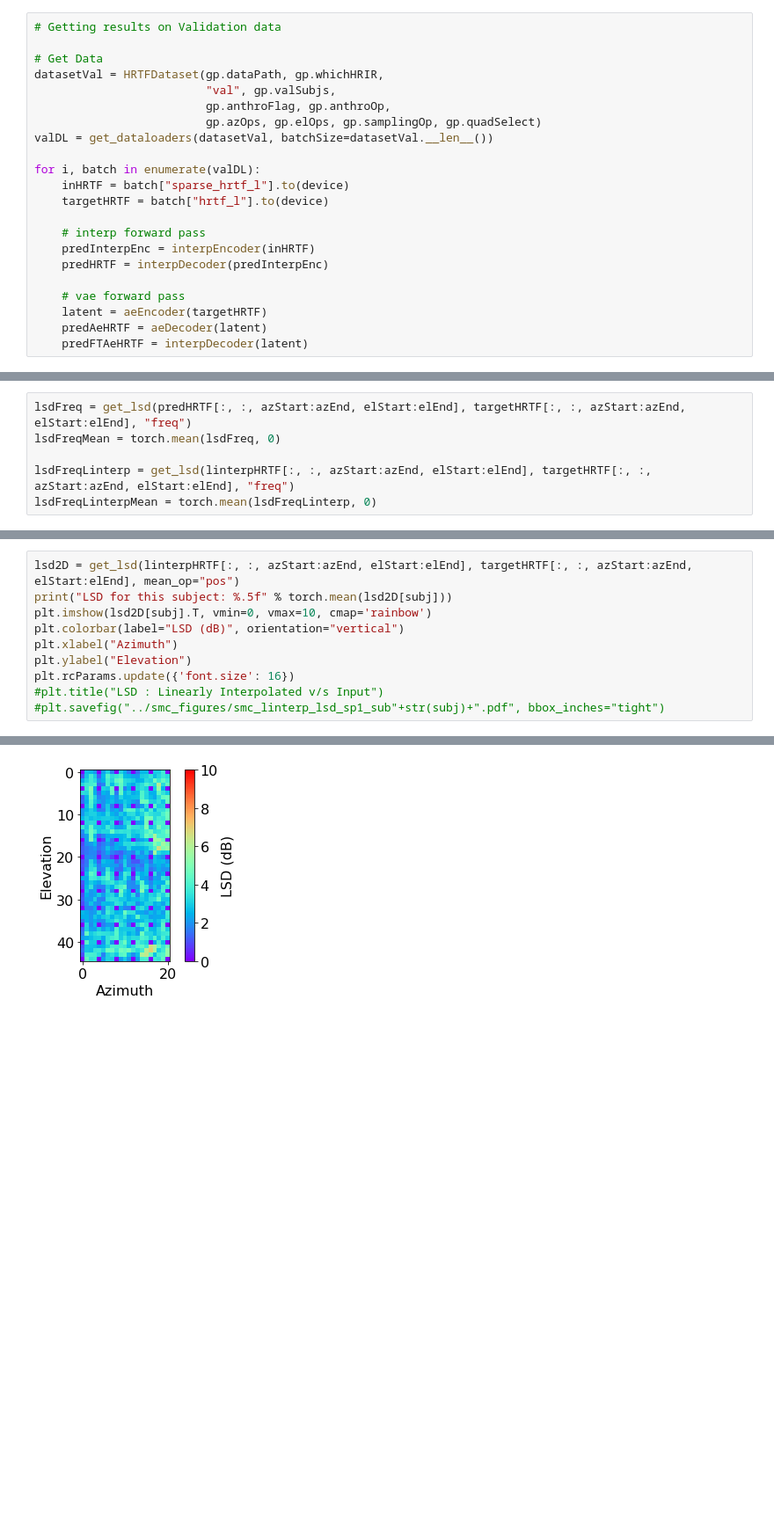
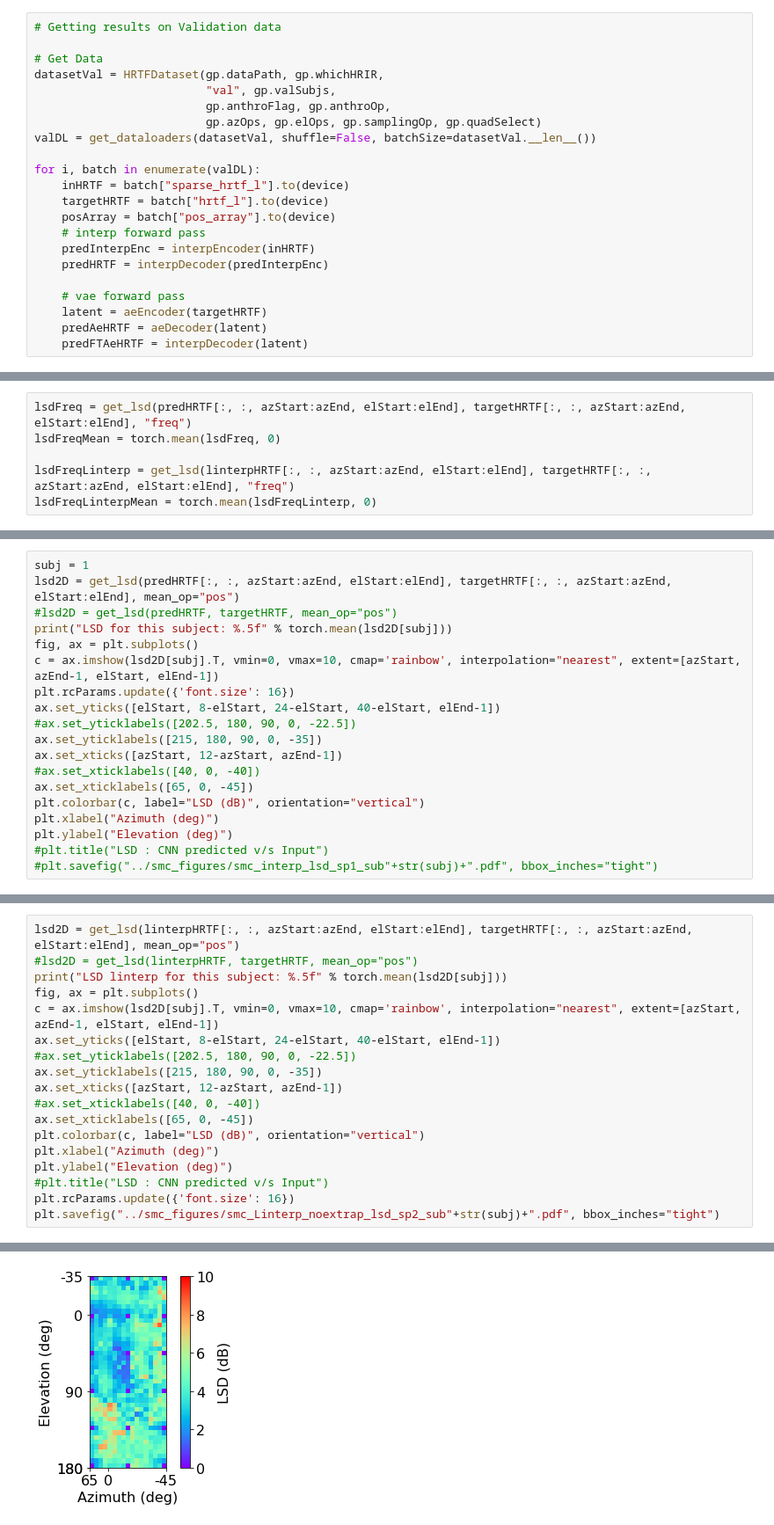
Before and after one commit to dzurale/hrtf_deterministic, a Jupyter notebook: test_interp.ipynb, the cells around one changed output, grey strips where cells are left out. Shown at 88% size. Saved outputs shown, nothing was run; the diff lists cells and outputs as text; blank space fills up the shorter version.

```diff
--- a/test_interp.ipynb
+++ b/test_interp.ipynb
@@ -282,12 +285,12 @@ datasetVal = HRTFDataset(gp.dataPath, gp.whichHRIR,
                          "val", gp.valSubjs,
                          gp.anthroFlag, gp.anthroOp,
                          gp.azOps, gp.elOps, gp.samplingOp, gp.quadSelect)
-valDL = get_dataloaders(datasetVal, batchSize=datasetVal.__len__())
+valDL = get_dataloaders(datasetVal, shuffle=False, batchSize=datasetVal.__len__())
 
 for i, batch in enumerate(valDL):
     inHRTF = batch["sparse_hrtf_l"].to(device)
     targetHRTF = batch["hrtf_l"].to(device)
-
+    posArray = batch["pos_array"].to(device)
     # interp forward pass
     predInterpEnc = interpEncoder(inHRTF)
     predHRTF = interpDecoder(predInterpEnc)
@@ -411,0 +422,19 @@ LSD for this subject: 2.58152
+# %%
+subj = 1
+lsd2D = get_lsd(predHRTF[:, :, azStart:azEnd, elStart:elEnd], targetHRTF[:, :, azStart:azEnd, elStart:elEnd], mean_op="pos")
+#lsd2D = get_lsd(predHRTF, targetHRTF, mean_op="pos")
+print("LSD for this subject: %.5f" % torch.mean(lsd2D[subj]))
+fig, ax = plt.subplots()
+c = ax.imshow(lsd2D[subj].T, vmin=0, vmax=10, cmap='rainbow', interpolation="nearest", extent=[azStart, azEnd-1, elStart, elEnd-1])
+plt.rcParams.update({'font.size': 16})
+ax.set_yticks([elStart, 8-elStart, 24-elStart, 40-elStart, elEnd-1])
+#ax.set_yticklabels([202.5, 180, 90, 0, -22.5])
+ax.set_yticklabels([215, 180, 90, 0, -35])
+ax.set_xticks([azStart, 12-azStart, azEnd-1])
+#ax.set_xticklabels([40, 0, -40])
+ax.set_xticklabels([65, 0, -45])
+plt.colorbar(c, label="LSD (dB)", orientation="vertical")
+plt.xlabel("Azimuth (deg)")
+plt.ylabel("Elevation (deg)")
+#plt.title("LSD : CNN predicted v/s Input")
+#plt.savefig("../smc_figures/smc_interp_lsd_sp1_sub"+str(subj)+".pdf", bbox_inches="tight")
@@ -412,11 +445,19 @@ LSD for this subject: 2.58152
 # %%
 lsd2D = get_lsd(linterpHRTF[:, :, azStart:azEnd, elStart:elEnd], targetHRTF[:, :, azStart:azEnd, elStart:elEnd], mean_op="pos")
-print("LSD for this subject: %.5f" % torch.mean(lsd2D[subj]))
-plt.imshow(lsd2D[subj].T, vmin=0, vmax=10, cmap='rainbow')
-plt.colorbar(label="LSD (dB)", orientation="vertical")
-plt.xlabel("Azimuth")
-plt.ylabel("Elevation")
+#lsd2D = get_lsd(linterpHRTF, targetHRTF, mean_op="pos")
+print("LSD linterp for this subject: %.5f" % torch.mean(lsd2D[subj]))
+fig, ax = plt.subplots()
+c = ax.imshow(lsd2D[subj].T, vmin=0, vmax=10, cmap='rainbow', interpolation="nearest", extent=[azStart, azEnd-1, elStart, elEnd-1])
+ax.set_yticks([elStart, 8-elStart, 24-elStart, 40-elStart, elEnd-1])
+#ax.set_yticklabels([202.5, 180, 90, 0, -22.5])
+ax.set_yticklabels([215, 180, 90, 0, -35])
+ax.set_xticks([azStart, 12-azStart, azEnd-1])
+#ax.set_xticklabels([40, 0, -40])
+ax.set_xticklabels([65, 0, -45])
+plt.colorbar(c, label="LSD (dB)", orientation="vertical")
+plt.xlabel("Azimuth (deg)")
+plt.ylabel("Elevation (deg)")
+#plt.title("LSD : CNN predicted v/s Input")
 plt.rcParams.update({'font.size': 16})
-#plt.title("LSD : Linearly Interpolated v/s Input")
-#plt.savefig("../smc_figures/smc_linterp_lsd_sp1_sub"+str(subj)+".pdf", bbox_inches="tight")
+plt.savefig("../smc_figures/smc_Linterp_noextrap_lsd_sp2_sub"+str(subj)+".pdf", bbox_inches="tight")
 # %% [output]
@@ -424 +465 @@ LSD for this subject: 2.72637
-[figure, old version]
+[figure, new version]
```
Also changed, not shown: parts of 28 cells of this notebook, 6 other files.
